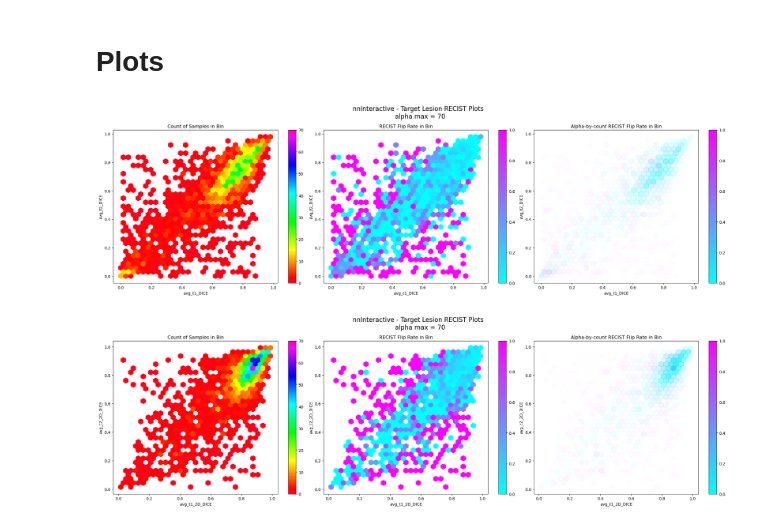
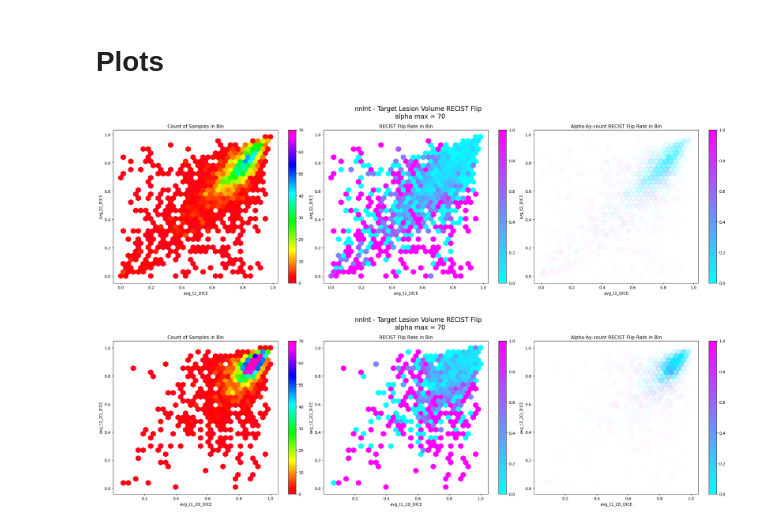
Before and after one commit to bhklab/recist-vs-reality, a Jupyter notebook: workflow/notebooks/dev_target_RECIST.ipynb, the cells around one changed output. Saved outputs shown, nothing was run; the diff lists cells and outputs as text; code cells hidden in the pictures.

Commit message:
feat: add volumetric target lesion RECIST

```diff
--- a/workflow/notebooks/dev_target_RECIST.ipynb
+++ b/workflow/notebooks/dev_target_RECIST.ipynb
@@ -36,5 +38,5 @@ model_results_df = pd.read_csv(model_results_path)
 # %%
-name_mapping_df = pd.read_csv(dirs.RAWDATA / dataset / "images" / "naming.csv")
+name_mapping_df = pd.read_csv(dirs.RAWDATA / "CVPR_LesionLocator" / "images" / "naming.csv")
 
 lbl_model_results_df = add_sample_id_column(model_results_df, "GT_t1_mask_path")
 lbl_model_results_df = add_source_labels(lbl_model_results_df, name_mapping_df)
@@ -81,8 +80,10 @@ for idx, pat_data in lbl_model_results_df.groupby(by=["source_id"]):
     target_lesions = pat_data.sort_values(by="GT_t1_max_ax_diam", ascending=False).head(5)
 
     gt_response_cat, gt_delta_sld, gt_delta_perc_diam = calc_RECIST(target_lesions, "GT_t1_max_ax_diam", "GT_t2_max_ax_diam")
+    gt_vol_cat, gt_delta_sv, gt_delta_perc_vol = calc_RECIST(target_lesions, "GT_t1_vox_vol", "GT_t2_vox_vol")
 
     pred_response_cat, pred_delta_sld, pred_delta_perc_diam = calc_RECIST(target_lesions, "PRED_t1_max_ax_diam", "PRED_t2_max_ax_diam")
+    pred_vol_cat, pred_delta_sv, pred_delta_perc_vol = calc_RECIST(target_lesions, "PRED_t1_vox_vol", "PRED_t2_vox_vol")
 
     response_data[ll_id] = {
         "source_id": source_id,
@@ -93,6 +94,12 @@ for idx, pat_data in lbl_model_results_df.groupby(by=["source_id"]):
         "pred_delta_sld": pred_delta_sld,
         "gt_delta_perc_diam": gt_delta_perc_diam,
         "pred_delta_perc_diam": pred_delta_perc_diam,
+        "gt_vol_cat": gt_vol_cat,
+        "pred_vol_cat": pred_vol_cat,
+        "gt_delta_sv": gt_delta_sv,
+        "pred_delta_sv": pred_delta_sv,
+        "gt_delta_perc_vol": gt_delta_perc_vol,
+        "pred_delta_perc_vol": pred_delta_perc_vol
     }
 
     for column in ['t1_DICE', 't2_DICE', 't1_2D_DICE', 't2_2D_DICE', 't1_HD95', 't2_HD95']:
@@ -104,7 +111,8 @@ for idx, pat_data in lbl_model_results_df.groupby(by=["source_id"]):
 # %%
 target_recist_results = pd.DataFrame().from_dict(response_data, orient='columns').T
 
-target_recist_results["RECIST_flip"] = target_recist_results.apply(lambda row: row['gt_response_cat'] != row['pred_response_cat'], axis=1)
+target_recist_results["RECIST Flip"] = target_recist_results.apply(lambda row: row['gt_response_cat'] != row['pred_response_cat'], axis=1)
+target_recist_results["Volume RECIST Flip"] = target_recist_results.apply(lambda row: row['gt_vol_cat'] != row['pred_vol_cat'], axis=1)
 # %%
 # Save out data frame
 target_recist_results_path = dirs.RESULTS / dataset / f"{model}_ll_target_recist_results.csv"
@@ -125,7 +133,13 @@ match model:
     case _:
         model_title = model
 # %%
-def response_hexbin_plots(target_recist_results: pd.DataFrame, x_val: str, y_val: str, model_title: str, count_vmax: int = 70, grid_size: int = 30) -> plt.Figure:
+def response_hexbin_plots(target_recist_results: pd.DataFrame,
+                          x_val: str,
+                          y_val: str,
+                          model_title: str,
+                          recist_type: str = 'RECIST_flip',
+                          count_vmax: int = 70,
+                          grid_size: int = 30) -> plt.Figure:
 
     hex_fig, hex_axes = plt.subplots(figsize=(23, 7), nrows = 1, ncols = 3, tight_layout=True)
 
@@ -153,7 +167,7 @@ def response_hexbin_plots(target_recist_results: pd.DataFrame, x_val: str, y_val
     flip_ax = hex_axes[1]
     flip_hb = flip_ax.hexbin(x=target_recist_results[x_val],
                             y=target_recist_results[y_val],
-                            C=target_recist_results['RECIST_flip'],
+                            C=target_recist_results[recist_type],
                             reduce_C_function=np.mean,
                             gridsize=count_gridsize,
                             cmap='cool',
@@ -168,7 +182,7 @@ def response_hexbin_plots(target_recist_results: pd.DataFrame, x_val: str, y_val
     aflip_ax = hex_axes[2]
     aflip_hb = aflip_ax.hexbin(x=target_recist_results[x_val],
                             y=target_recist_results[y_val],
-                            C=target_recist_results['RECIST_flip'],
+                            C=target_recist_results[recist_type],
                             reduce_C_function=np.mean,
                             gridsize=count_gridsize,
                             cmap='cool',
@@ -186,17 +200,17 @@ def response_hexbin_plots(target_recist_results: pd.DataFrame, x_val: str, y_val
     aflip_ax.set_ylabel(y_val)
     aflip_cb = hex_fig.colorbar(aflip_hb, ax = aflip_ax)
 
-    hex_fig.suptitle(f"{model_title} - Target Lesion RECIST Plots \n alpha max = {count_vmax}", fontsize=16)
+    hex_fig.suptitle(f"{model_title} - Target Lesion {recist_type} \n alpha max = {count_vmax}", fontsize=16)
 
     return hex_fig
 # %%
 # hex_fig.savefig(dirs.RESULTS / dataset / f"{model}_ll_target_recist_{x_val}_{y_val}_hexbin.png")
 # %%
-dice_2d = response_hexbin_plots(target_recist_results, "avg_t1_DICE", "avg_t2_DICE", model_title, count_vmax=70)
-dice_3d = response_hexbin_plots(target_recist_results, "avg_t1_2D_DICE", "avg_t2_2D_DICE", model_title, count_vmax = 70)
+dice_2d = response_hexbin_plots(target_recist_results, "avg_t1_DICE", "avg_t2_DICE", model_title, recist_type = 'Volume RECIST Flip', count_vmax=70)
+dice_3d = response_hexbin_plots(target_recist_results, "avg_t1_2D_DICE", "avg_t2_2D_DICE", model_title, recist_type = 'Volume RECIST Flip', count_vmax = 70)
 # %% [output]
-[figure, old version]
+[figure, new version]
-[figure, old version]
+[figure, new version]
 # %%
 hd95 = response_hexbin_plots(target_recist_results, "avg_t1_HD95", "avg_t2_HD95", model_title, count_vmax=100, grid_size=50)
 # %% [output]
```
Also changed, not shown: parts of 11 cells of this notebook.
